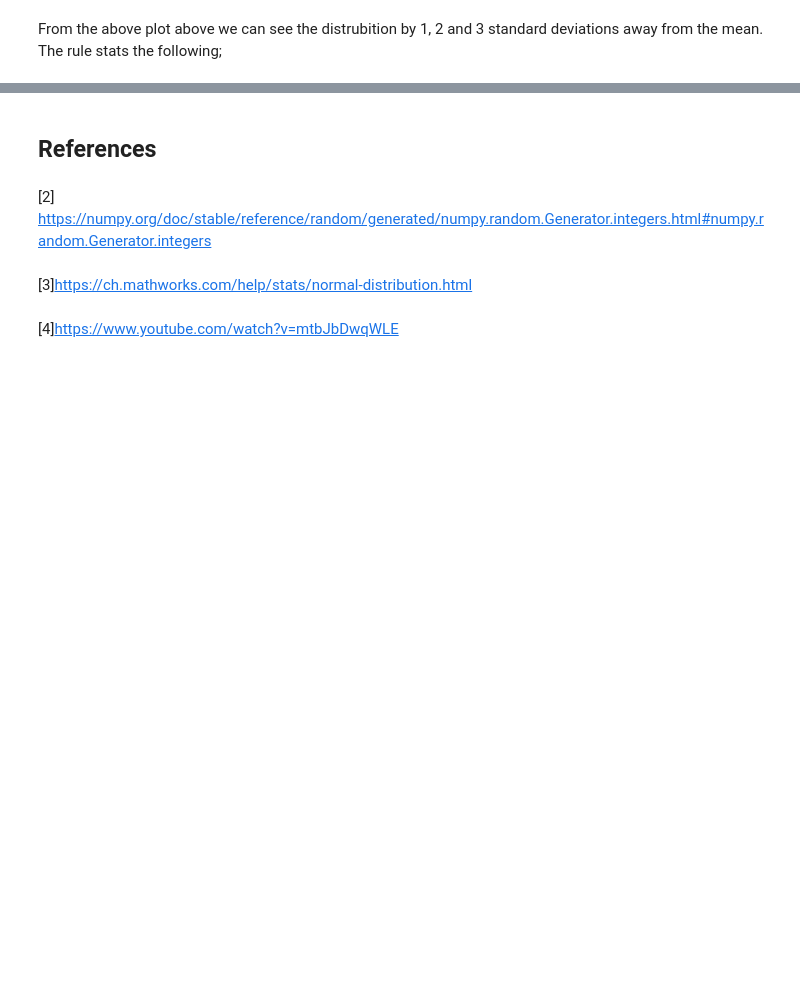
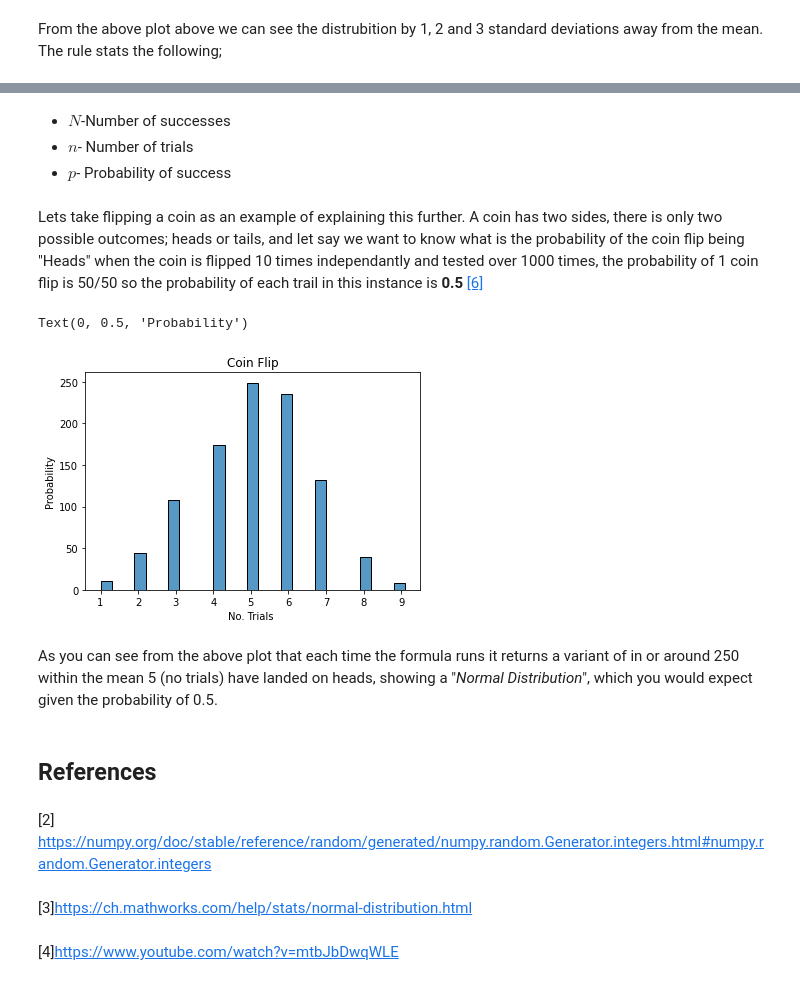
Before and after one commit to anegan-hub/PFDA-Assignment-2021, a Jupyter notebook: numpy.random.ipynb, the cells around one changed output, grey strips where cells are left out. Cells and saved outputs as stored; diff of their text form; code cells hidden in the pictures; blank space fills up the shorter version.

Commit message:
Added section on Binomial Distributions

```diff
--- a/numpy.random.ipynb
+++ b/numpy.random.ipynb
@@ -316,3 +326,24 @@ Everything else that falls outside of this is extermely small, continuing to inf
+# %% [markdown]
+- $N$-Number of successes
+- $n$- Number of trials
+- $p$- Probability of success
+# %% [markdown]
+Lets take flipping a coin as an example of explaining this further. A coin has two sides, there is only two possible outcomes; heads or tails, and let say we want to know what is the probability of the coin flip being "Heads" when the coin is flipped 10 times independantly and tested over 1000 times, the probability of 1 coin flip is 50/50 so the probability of each trail in this instance is **0.5** [[6]](https://numpy.org/doc/stable/reference/random/generated/numpy.random.binomial.html?highlight=binomial%20distributions)
+# %%
+n, p = 10, 0.5  # number of trials, probability of each trial
+s = np.random.binomial(n, p, 1000) # testing 1000 times
+# %%
+#plotting using seaborn library
+sns.histplot(s, binwidth=0.3) #plotting to include binwidth
+#histogram labels
+plt.title("Coin Flip")
+plt.xlabel("No. Trials ")
+plt.ylabel ("Probability")
+# %% [output]
+Text(0, 0.5, 'Probability')
+[figure, added]
+# %% [markdown]
+As you can see from the above plot that each time the formula runs it returns a variant of in or around 250 within the mean 5 (no trials) have landed on heads, showing a "*Normal Distribution*",  which you would expect given the probability of 0.5.
 # %% [markdown]
 ## References
 # %% [markdown]
```
Also changed, not shown: parts of 23 cells of this notebook.
